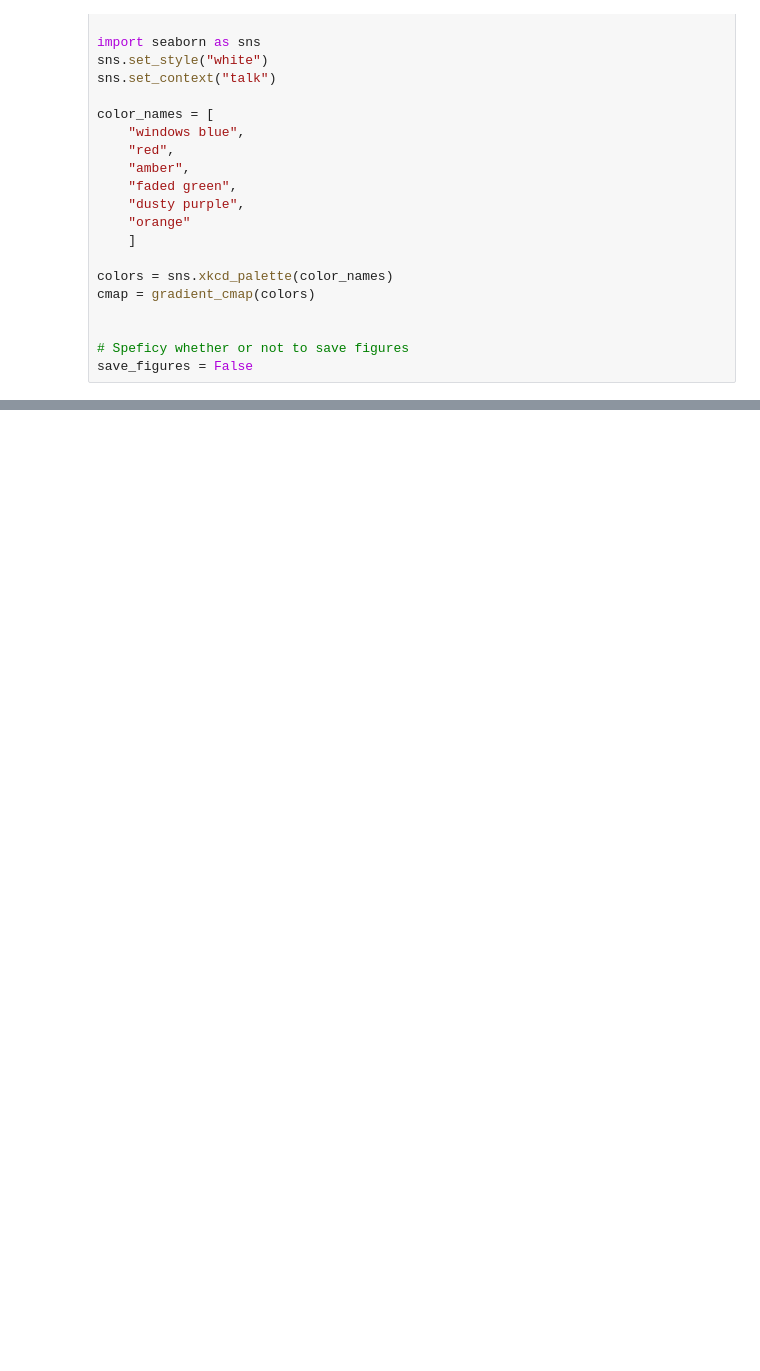
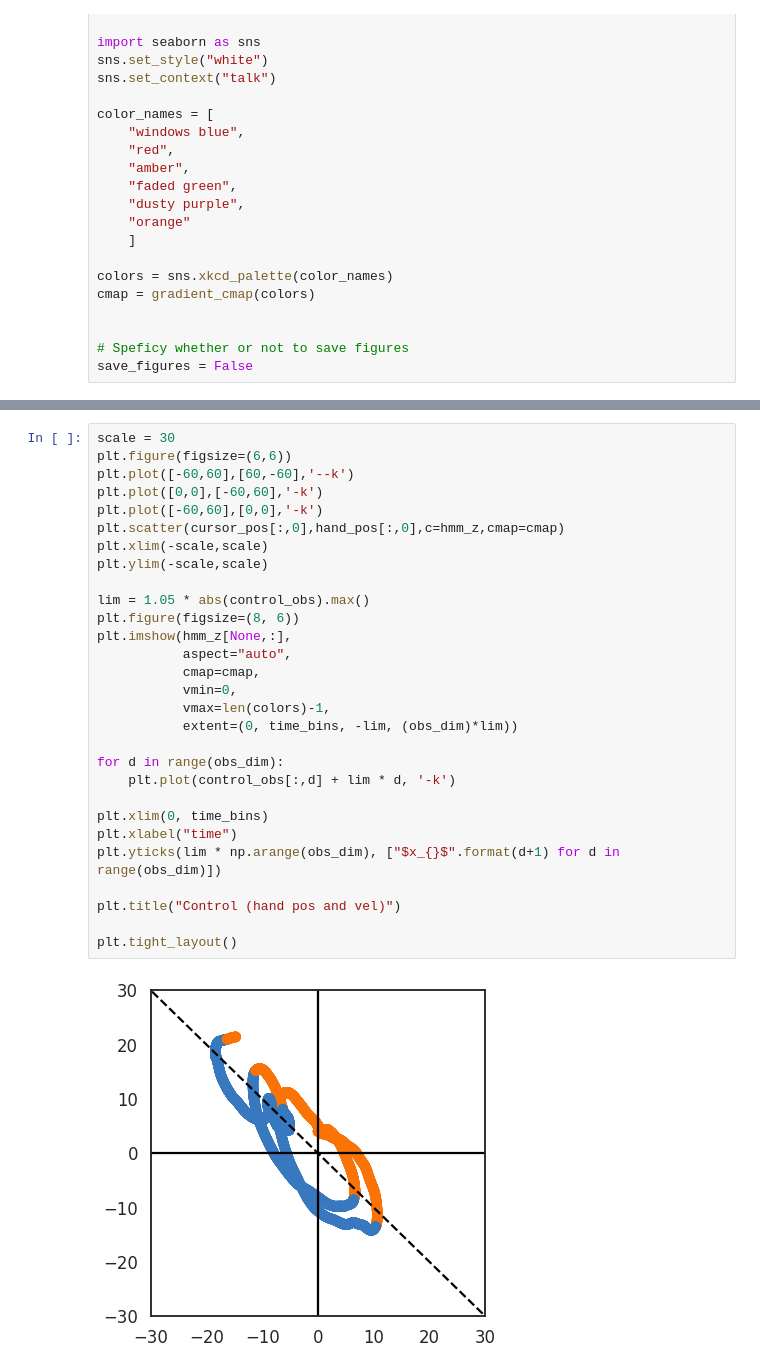
Before and after one commit to raeedcho/cst-strat, a Jupyter notebook: cst_strat_analysis.ipynb, the cells around one changed output, grey strips where cells are left out. Cells and saved outputs as stored; diff of their text form; blank space fills up the shorter version.

```diff
--- a/cst_strat_analysis.ipynb
+++ b/cst_strat_analysis.ipynb
@@ -63,0 +97,31 @@ plt.show()
+# %%
+scale = 30
+plt.figure(figsize=(6,6))
+plt.plot([-60,60],[60,-60],'--k')
+plt.plot([0,0],[-60,60],'-k')
+plt.plot([-60,60],[0,0],'-k')
+plt.scatter(cursor_pos[:,0],hand_pos[:,0],c=hmm_z,cmap=cmap)
+plt.xlim(-scale,scale)
+plt.ylim(-scale,scale)
+
+lim = 1.05 * abs(control_obs).max()
+plt.figure(figsize=(8, 6))
+plt.imshow(hmm_z[None,:],
+           aspect="auto",
+           cmap=cmap,
+           vmin=0,
+           vmax=len(colors)-1,
+           extent=(0, time_bins, -lim, (obs_dim)*lim))
+
+for d in range(obs_dim):
+    plt.plot(control_obs[:,d] + lim * d, '-k')
+
+plt.xlim(0, time_bins)
+plt.xlabel("time")
+plt.yticks(lim * np.arange(obs_dim), ["$x_{}$".format(d+1) for d in range(obs_dim)])
+
+plt.title("Control (hand pos and vel)")
+
+plt.tight_layout()
+# %% [output]
+[figure, added]
```
Also changed, not shown: parts of 7 cells of this notebook.
